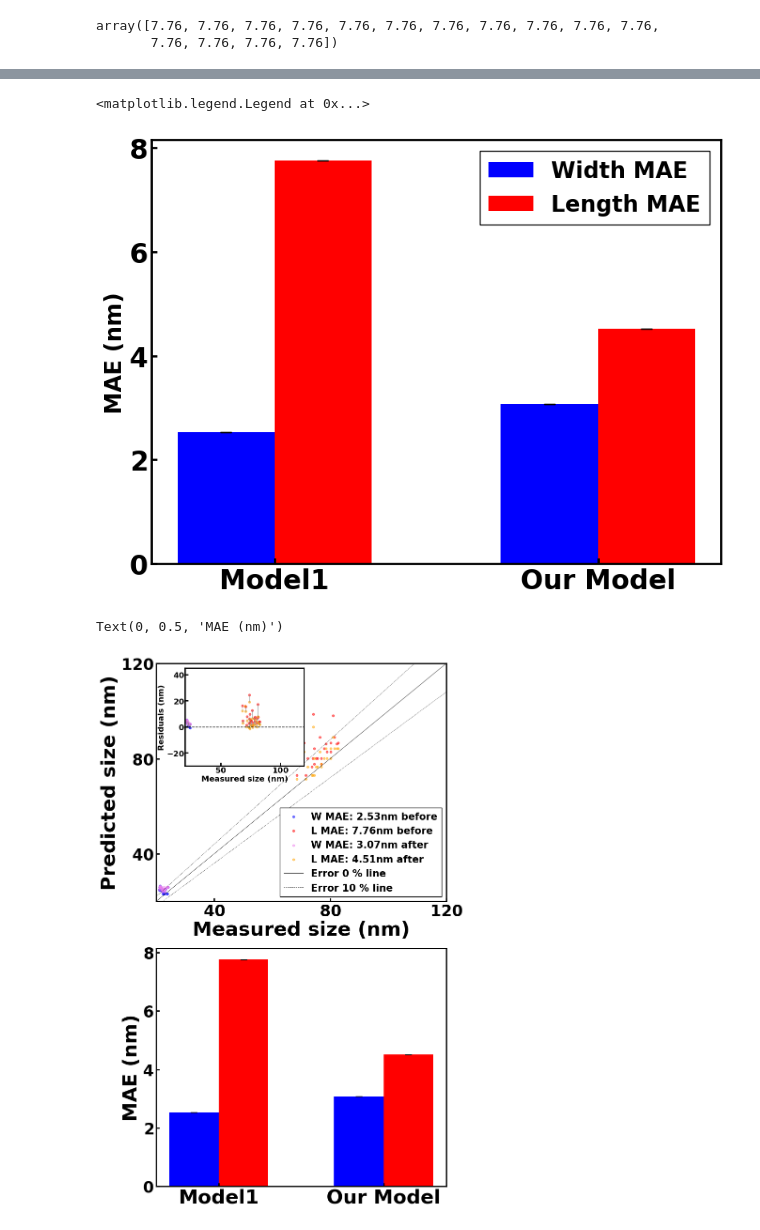
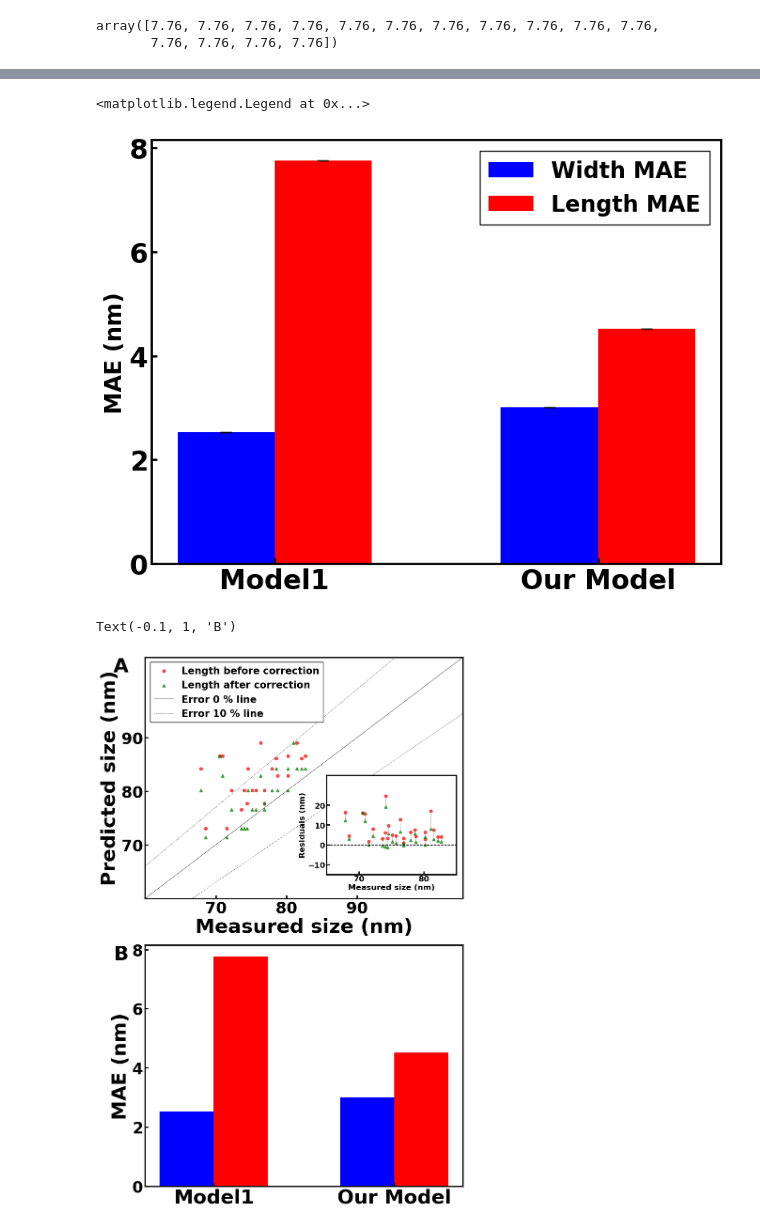
Before and after one commit to SWAN88/AuNR_DA, a Jupyter notebook: 090624_figure4.ipynb, the cells around one changed output, grey strips where cells are left out. Cells and saved outputs as stored; diff of their text form; code cells hidden in the pictures.

```diff
--- a/090624_figure4.ipynb
+++ b/090624_figure4.ipynb
@@ -186,7 +181,7 @@ yl_pred1 = yl_pred1_df['model' + str(model_to_vis+1)]
 Al2O3_nsub = 1.762
 Al2O3_Eres, Al2O3_Linewidth = numerical_method(ito_data, combined_data, target_nsub=Al2O3_nsub)
 X_glass['eres'] = Al2O3_Eres
-X_glass['linewidth'] = Al2O3_Linewidth
+# X_glass['linewidth'] = Al2O3_Linewidth
 X_glass
 # %% [output]
 |  | eres | linewidth |
@@ -237,6 +232,11 @@ for i in tqdm(range(num_model)):
 yw_pred2_df.columns = ['model'+str(i+1) for i in range(num_model)]
 yl_pred2_df.columns = ['model'+str(i+1) for i in range(num_model)]
 # %%
+model_to_vis = mael1_array.argmin()
+# model_to_vis = 0
+yw_pred1 = yw_pred1_df['model' + str(model_to_vis+1)]
+yl_pred1 = yl_pred1_df['model' + str(model_to_vis+1)]
+
 yw_pred2 = yw_pred2_df['model' + str(model_to_vis+1)]
 yl_pred2 = yl_pred2_df['model' + str(model_to_vis+1)]
 # %%
@@ -268,78 +268,75 @@ labels = ax.get_xticklabels()
 plt.legend(fontsize=20)
 # %% [output]
 <matplotlib.legend.Legend at 0x...>
-[figure, old version]
+[figure, new version]
 # %%
 # Create the figure and a set of subplots
 fig, (ax1, ax2) = plt.subplots(2, 1, figsize=(8, 12))  # 1 row, 2 columns
 
 # First subplot
-ax1.scatter(yw_al2o3, yw_pred1, s=10, c='b', alpha=.5, label=f'W MAE: {round(maew1_array.mean(), 2)}nm before')
-ax1.scatter(yl_al2o3, yl_pred1, s=10, c='r', alpha=.5, label=f'L MAE: {round(mael1_array.mean(), 2)}nm before')
+# ax1.scatter(yw_al2o3, yw_pred1, s=10, c='b', alpha=.5, label=f'W MAE: {round(maew1_array.mean(), 2)}nm before')
+ax1.scatter(yl_al2o3, yl_pred1, s=20, c='r', alpha=.7, label='Length before correction')
 
-ax1.scatter(yw_al2o3, yw_pred2, s=10, c='violet', alpha=.5, label=f'W MAE: {round(maew2_array.mean(), 2)}nm after')
-ax1.scatter(yl_al2o3, yl_pred2, s=10, c='orange', alpha=.5, label=f'L MAE: {round(mael2_array.mean(), 2)}nm after')
+# ax1.scatter(yw_al2o3, yw_pred2, s=10, c='violet', alpha=.5, label=f'W MAE: {round(maew2_array.mean(), 2)}nm after')
+ax1.scatter(yl_al2o3, yl_pred2, s=20, c='g', marker='^', alpha=.7, label='Length after correction')
 
 x = np.arange(-1, 181)
 ax1.plot(x, x, c='k', lw=0.5, label='Error 0 % line')
 ax1.plot(x, 1.1*x, c='k', linestyle='--', lw=0.5, label='Error 10 % line', alpha=0.75)
 ax1.plot(x, 0.9*x, c='k', linestyle='--', lw=0.5, alpha=0.75)
 
-ax1.set_xticks([40, 80, 120])
-ax1.set_yticks([40, 80, 120])
+ax1.set_xticks([70, 80, 90])
+ax1.set_yticks([70, 80, 90])
 ax1.set_xlabel('Measured size (nm)', fontsize=30)
 ax1.set_ylabel('Predicted size (nm)', fontsize=30)
-ax1.set_xlim(20, 120)
-ax1.set_ylim(20, 120)
-ax1.legend(loc='lower right', fontsize=15)
+ax1.set_xlim(60, 105)
+ax1.set_ylim(60, 105)
+ax1.legend(loc='upper left', fontsize=15)
+ax1.text(-0.1, 1, 'A', ha='left', va='top', transform=ax1.transAxes, fontsize=30)
 
 # add_axes([left, bottom, width, height]) values are fractions of fig width and height
-axins = ax1.inset_axes([0.1, 0.57, 0.41, 0.41])
+axins = ax1.inset_axes([0.57, 0.1, 0.41, 0.41])
 
 # Plot on inset
 # Glass to ITO
-axins.scatter(yw_al2o3, yw_pred1-yw_al2o3, s=10, c='b', alpha=.5, label=f'MAE: {round(maew1_array.mean(), 2)} nm')
-axins.scatter(yl_al2o3, yl_pred1-yl_al2o3, s=10, c='r', alpha=.5, label=f'MAE: {round(mael1_array.mean(), 2)} nm')
+# axins.scatter(yw_al2o3, yw_pred1-yw_al2o3, s=10, c='b', alpha=.5, label=f'MAE: {round(maew1_array.mean(), 2)} nm')
+axins.scatter(yl_al2o3, yl_pred1-yl_al2o3, s=20, c='r', alpha=.7, label=f'MAE: {round(mael1_array.mean(), 2)} nm')
 
 # Corrected Glass to ITO
-axins.scatter(yw_al2o3, yw_pred2-yw_al2o3, s=10, c='violet', alpha=.5, label=f'MAE: {round(maew2_array.mean(), 2)} nm')
-axins.scatter(yl_al2o3, yl_pred2-yl_al2o3, s=10, c='orange', alpha=.5, label=f'MAE: {round(mael2_array.mean(), 2)} nm')
+# axins.scatter(yw_al2o3, yw_pred2-yw_al2o3, s=10, c='violet', alpha=.5, label=f'MAE: {round(maew2_array.mean(), 2)} nm')
+axins.scatter(yl_al2o3, yl_pred2-yl_al2o3, s=20, c='g', marker='^', alpha=.7, label=f'MAE: {round(mael2_array.mean(), 2)} nm')
 
-for i in range(len(yw_al2o3)):
-    axins.plot([yw_al2o3[i], yw_al2o3[i]], [yw_pred1[i] - yw_al2o3[i], yw_pred2[i] - yw_al2o3[i]], color='gray', lw=1, alpha=0.5)
+# for i in range(len(yw_al2o3)):
+#     axins.plot([yw_al2o3[i], yw_al2o3[i]], [yw_pred1[i] - yw_al2o3[i], yw_pred2[i] - yw_al2o3[i]], color='gray', lw=1, alpha=0.5)
 
 for i in range(len(yl_al2o3)):
     axins.plot([yl_al2o3[i], yl_al2o3[i]], [yl_pred1[i] - yl_al2o3[i], yl_pred2[i] - yl_al2o3[i]], color='gray', lw=1, alpha=0.5)
 
 axins.axhline(y=0, lw=1, ls="--", c='k')
 axins.set_xlabel('Measured size (nm)', fontsize=12)
 axins.set_ylabel('Residuals (nm)', fontsize=12)
-axins.set_xticks([50, 100])
-axins.set_yticks([-20, 0, 20, 40])
+axins.set_xticks([70, 80])
+axins.set_yticks([-10, 0, 10, 20])
 axins.tick_params(axis='x', labelsize=12, pad=1)
 axins.tick_params(axis='y', labelsize=12, pad=1)
-axins.set_xlim(20, 120)
-axins.set_ylim(-30, 45)
+axins.set_xlim(65, 85)
+axins.set_ylim(-15, 35)
 
 # Second subplot
 Width_MAE = (maew1_array.mean(), maew2_array.mean())
 Length_MAE = (mael1_array.mean(), mael2_array.mean())
-
-Width_MAE_errors = (maew1_array.std(), maew2_array.std())
-Length_MAE_errors = (mael1_array.std(), mael2_array.std())
 
 n_groups = 2
 index = np.arange(n_groups)
 bar_width = 0.3
 opacity = 1.0
 
-ax2.bar(index - bar_width / 2, Width_MAE, bar_width, alpha=opacity, color='b', label='Width MAE', align='center',
-        yerr=Width_MAE_errors, capsize=5)  # Adding error bars for Width_MAE
-ax2.bar(index + bar_width / 2, Length_MAE, bar_width, alpha=opacity, color='r', label='Length MAE', align='center',
-        yerr=Length_MAE_errors, capsize=5)  # Adding error bars for Length_MAE
+ax2.bar(index - bar_width / 2, Width_MAE, bar_width, alpha=opacity, color='b', label='Width MAE', align='center')
+ax2.bar(index + bar_width / 2, Length_MAE, bar_width, alpha=opacity, color='r', label='Length MAE', align='center')
 
 ax2.set_xticks(index, ('Model1', 'Our Model'), fontsize=30)
 ax2.set_ylabel('MAE (nm)', fontsize=30)
+ax2.text(-0.1, 1, 'B', ha='left', va='top', transform=ax2.transAxes, fontsize=30)
 # %% [output]
-Text(0, 0.5, 'MAE (nm)')
+Text(-0.1, 1, 'B')
-[figure, old version]
+[figure, new version]
```
Also changed, not shown: parts of 2 cells of this notebook, 1 other file.
